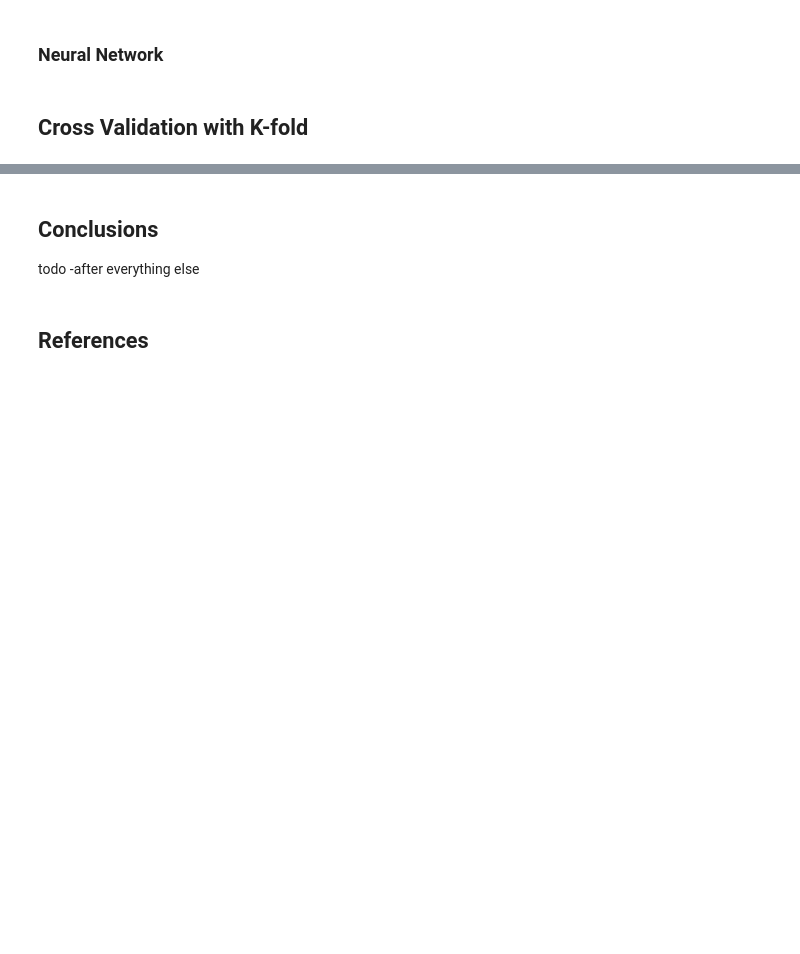
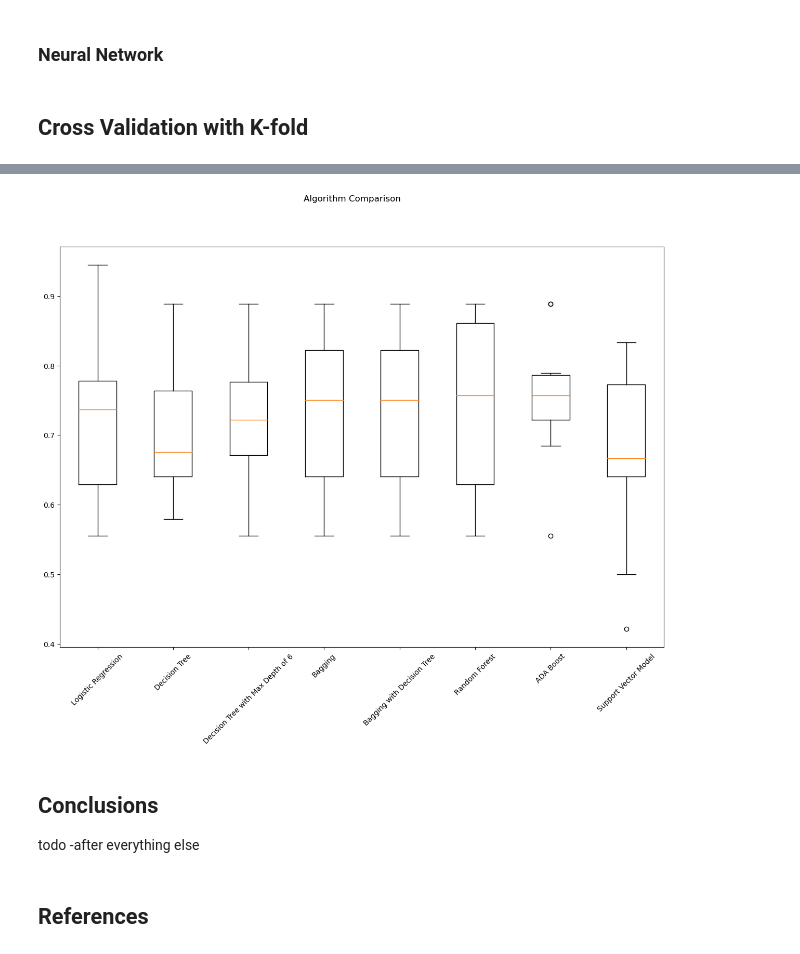
Before and after one commit to aelichung/ml-titanic, a Jupyter notebook: CIS053 Final - ML titanic.ipynb, the cells around one changed output, grey strips where cells are left out. Drawn from its saved outputs; the diff is of its cells as text; code cells hidden in the pictures; blank space fills up the shorter version.

```diff
--- a/CIS053 Final - ML titanic.ipynb
+++ b/CIS053 Final - ML titanic.ipynb
@@ -525,8 +492,8 @@ from sklearn.linear_model import LogisticRegression
 from sklearn.metrics import precision_recall_curve
 
 
-model = LogisticRegression()
-logit = model.fit(x_train,y_train)
+logit_model = LogisticRegression()
+logit = logit_model.fit(x_train,y_train)
 
 y_scores =logit.predict_proba(x_test)
 precisions, recalls, thresholds = precision_recall_curve(y_test, y_scores[:,1])
@@ -691,3 +675,31 @@ accuracy_score(y_test, y_pred_ada)
 ### Neural Network
 # %% [markdown]
 ## Cross Validation with K-fold
+# %%
+# prepare models
+from sklearn.model_selection import KFold, cross_val_score
+
+
+models = []
+# OVO is selected instead of OVA as there are only 3 classes
+models.append(('Logistic Regression', logit))
+models.append(('Decision Tree', dectree))
+models.append(('Decision Tree with Max Depth of 6', dectree_6))
+models.append(('Bagging', bag_clf))
+models.append(('Bagging with Decision Tree', bag_clf))
+models.append(('Random Forest', rnd_clf))
+models.append(('ADA Boost', ada_clf))
+models.append(('Support Vector Model', svc_rbf))
+
+# evaluate each model in turn
+results = []
+names = []
+scoring = 'accuracy'
+
+for name, model in models:
+    kfold = KFold(n_splits=10, random_state=7, shuffle = True)
+    cv_results = cross_val_score(model, X_arr, Y_arr, cv=kfold, scoring=scoring)
+    results.append(cv_results)
+    names.append(name)
+    msg = "%s: %f (%f)" % (name, cv_results.mean(), cv_results.std())
+    print(msg)
@@ -694,3 +732,14 @@ accuracy_score(y_test, y_pred_ada)
+# %%
+## boxplot algorithm comparison
+fig = plt.figure(figsize=(15,10))
+fig.suptitle('Algorithm Comparison')
+ax = fig.add_subplot(111)
+plt.boxplot(results)
+plt.xticks(rotation=45)
+ax.set_xticklabels(names)
+plt.show()
+# %% [output]
+[figure, added]
 # %% [markdown]
 ## Conclusions
 todo -after everything else
```
Also changed, not shown: parts of 15 cells of this notebook.
